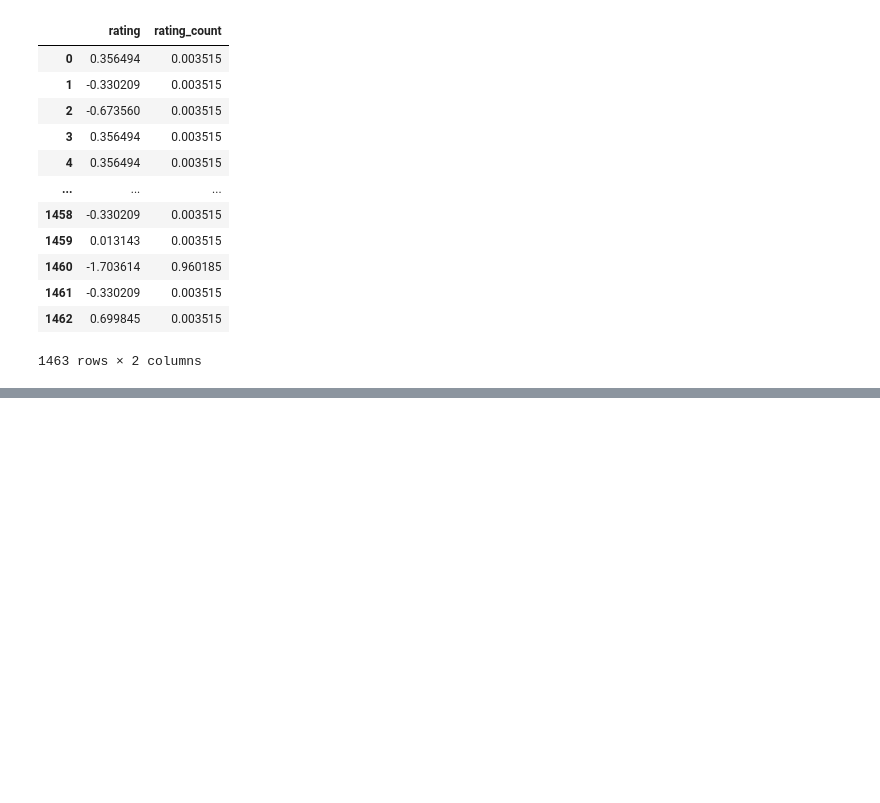
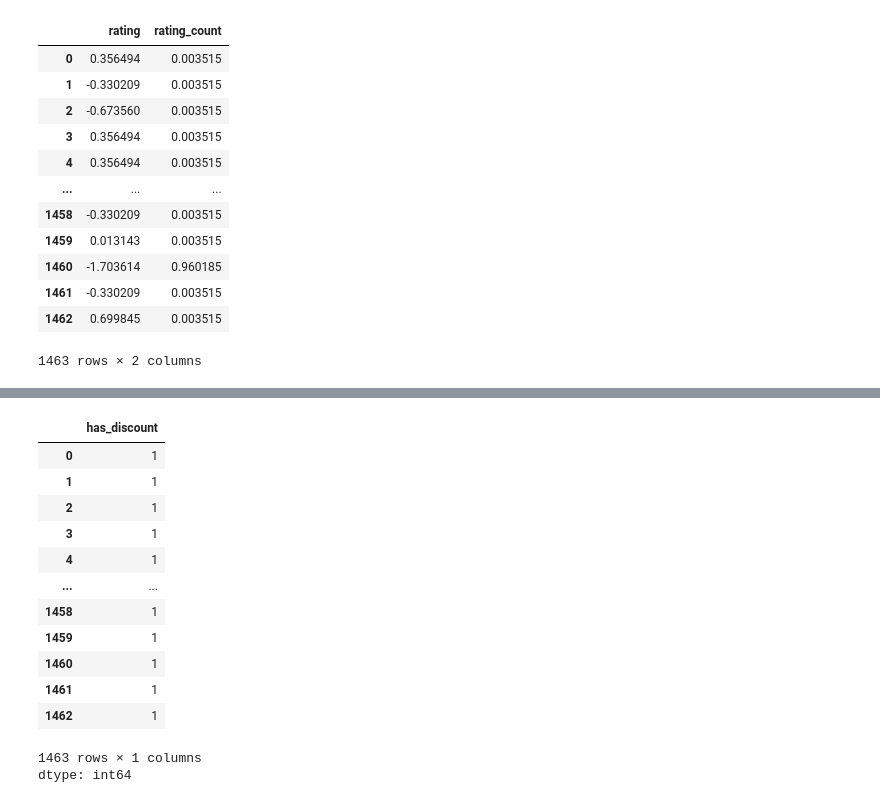
Before and after one commit to Harin22/data-wrangling-visualization, a Jupyter notebook: Data_transformation_(in_depth).ipynb, the cells around one changed output, grey strips where cells are left out. Cells and saved outputs as stored; diff of their text form; code cells hidden in the pictures; blank space fills up the shorter version.

```diff
--- a/Data_transformation_(in_depth).ipynb
+++ b/Data_transformation_(in_depth).ipynb
@@ -101,0 +179,19 @@ display(new_df[['rating', 'rating_count']])
+# %%
+#check discount and applying binaryfeatures
+new_df['has_discount'] = (new_df['discount_percentage'] > 0).astype(int)
+display(new_df['has_discount'])
+# %% [output]
+|  | has_discount |
+| 0 | 1 |
+| 1 | 1 |
+| 2 | 1 |
+| 3 | 1 |
+| 4 | 1 |
+| ... | ... |
+| 1458 | 1 |
+| 1459 | 1 |
+| 1460 | 1 |
+| 1461 | 1 |
+| 1462 | 1 |
+1463 rows × 1 columns
+dtype: int64
```
Also changed, not shown: parts of 6 cells of this notebook.
